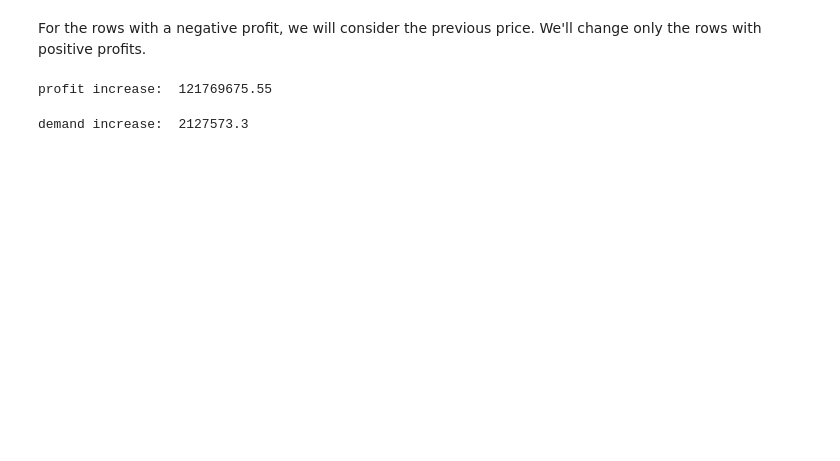
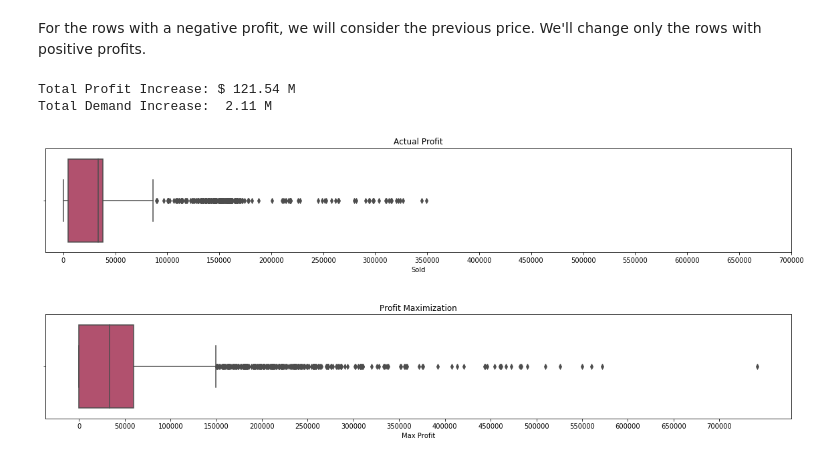
Before and after one commit to raquelcreis/wine_profit, a Jupyter notebook: notebook.ipynb, the cells around one changed output. Drawn from its saved outputs; the diff is of its cells as text; code cells hidden in the pictures; blank space fills up the shorter version.

Commit message:
boxplots

```diff
--- a/notebook.ipynb
+++ b/notebook.ipynb
@@ -300,12 +300,27 @@ df.loc[df.dif_profit < 0,"max_sold"] = df.sold
 df.loc[df.dif_profit < 0,"max_profit"] = df.profit
 # %%
 df.loc[df.dif_profit < 0,"dif_profit"] = 0
-# %%
-df.dif_profit.sum()
-print("profit increase: ",df.dif_profit.sum().round(decimals=2))
-# %% [output]
-profit increase:  121769675.55
-# %%
-print("demand increase: ",df.dif_sold.sum().round(decimals=2))
-# %% [output]
-demand increase:  2127573.3
+# %%
+print("Total Profit Increase: $",(df.dif_profit.sum()/1000000).round(decimals=2), "M")
+print("Total Demand Increase: ",(df.dif_sold.sum()/1000000).round(decimals=2),"M")
+# %% [output]
+Total Profit Increase: $ 121.54 M
+Total Demand Increase:  2.11 M
+# %%
+ax = plt.figure(figsize=(20,12))
+grid = plt.GridSpec(3, 1, hspace=0.6, wspace=0.2)
+histSold = ax.add_subplot(grid[0, 0])
+histSold = sns.boxplot(data= df,x="profit_total",palette="flare")
+plt.xlabel('Sold')
+plt.xticks(range(0,750000,50000))
+plt.title('Actual Profit')
+
+histSoldMax = ax.add_subplot(grid[1, 0])
+histSoldMax = sns.boxplot(data=df,x="max_profit",palette="flare")
+plt.xlabel('Max Profit')
+plt.xticks(range(0,750000,50000))
+plt.title("Profit Maximization")
+
+plt.show()
+# %% [output]
+[figure, added]
```
Also changed, not shown: parts of 10 cells of this notebook.
